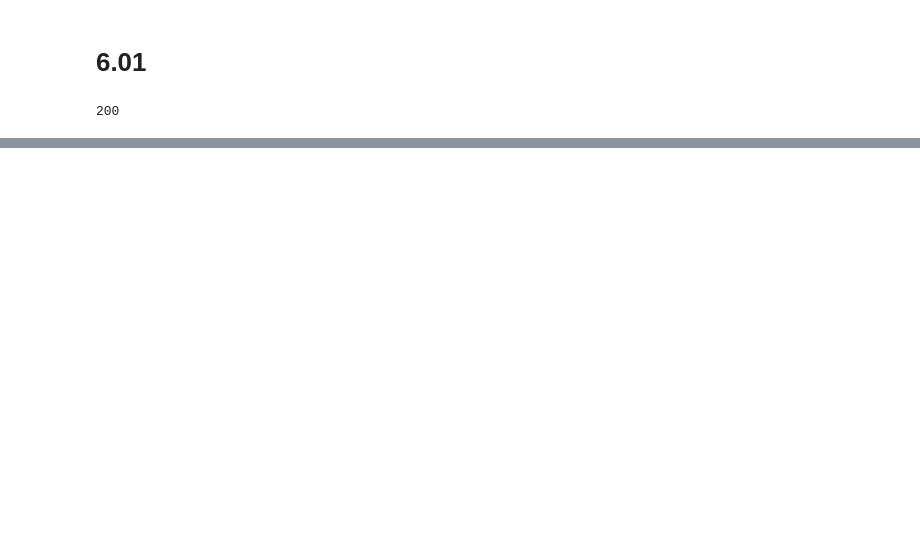
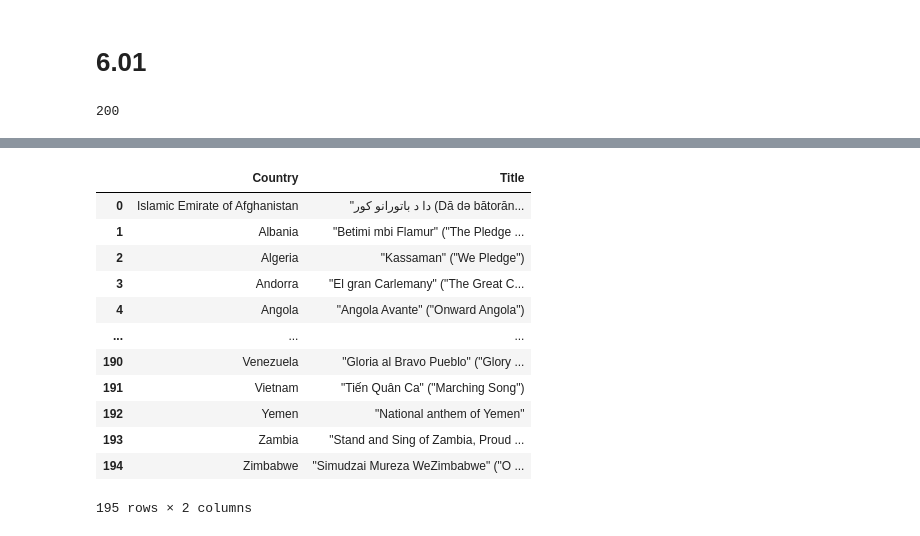
Before and after one commit to Rozayf/lab-web-scraping-single-page, a Jupyter notebook: Lab6.01&6.02.ipynb, the cells around one changed output, grey strips where cells are left out. Drawn from its saved outputs; the diff is of its cells as text; code cells hidden in the pictures; blank space fills up the shorter version.

```diff
--- a/Lab6.01&6.02.ipynb
+++ b/Lab6.01&6.02.ipynb
@@ -112,0 +214,20 @@ Top100
+# %%
+natan = nationalanthem.drop(["Lyricist", "Audio","Date adopted (de jure)","Ref.","Composer/Artist","Length"], axis=1)
+# %%
+natan = natan.rename(columns={"National anthem[a]": "Title"})
+# %%
+natan
+# %% [output]
+|  | Country | Title |
+| 0 | Islamic Emirate of Afghanistan | "دا د باتورانو کور (Dā də bātorān... |
+| 1 | Albania | "Betimi mbi Flamur" ("The Pledge ... |
+| 2 | Algeria | "Kassaman" ("We Pledge") |
+| 3 | Andorra | "El gran Carlemany" ("The Great C... |
+| 4 | Angola | "Angola Avante" ("Onward Angola") |
+| ... | ... | ... |
+| 190 | Venezuela | "Gloria al Bravo Pueblo" ("Glory ... |
+| 191 | Vietnam | "Tiến Quân Ca" ("Marching Song") |
+| 192 | Yemen | "National anthem of Yemen" |
+| 193 | Zambia | "Stand and Sing of Zambia, Proud ... |
+| 194 | Zimbabwe | "Simudzai Mureza WeZimbabwe" ("O ... |
+195 rows × 2 columns
```
Also changed, not shown: parts of 33 cells of this notebook.
